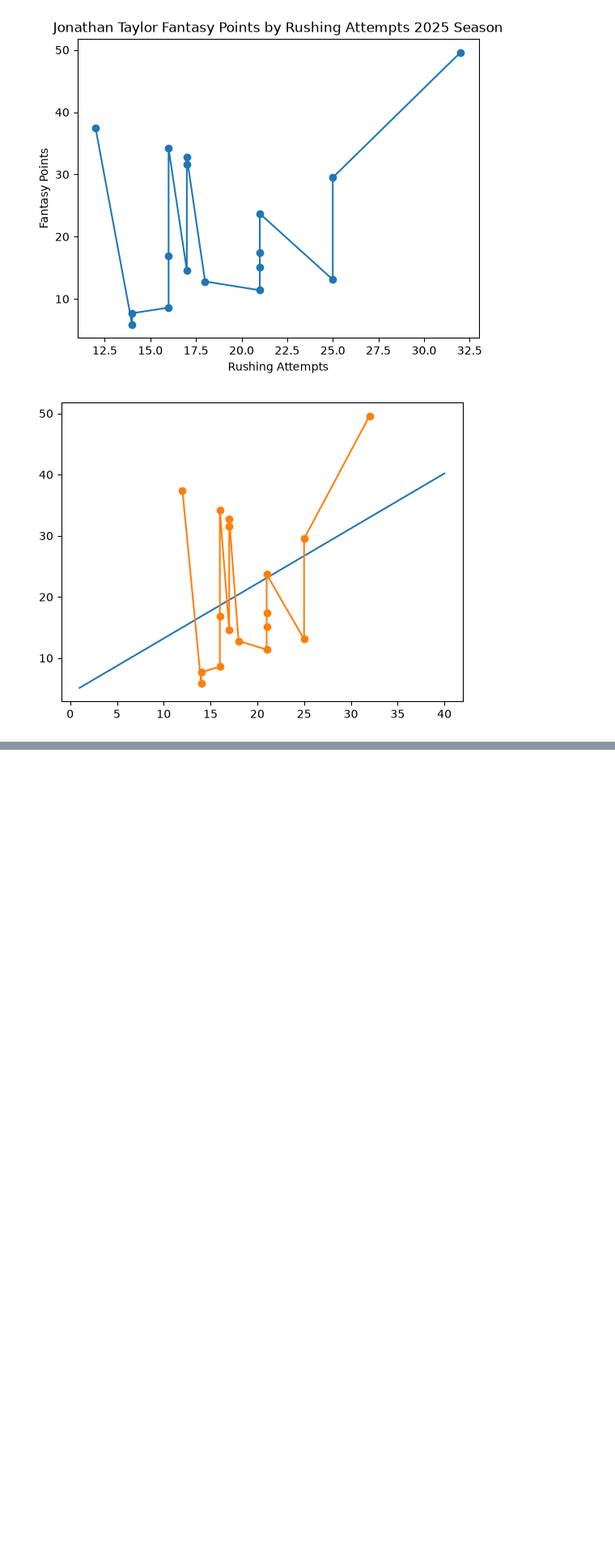
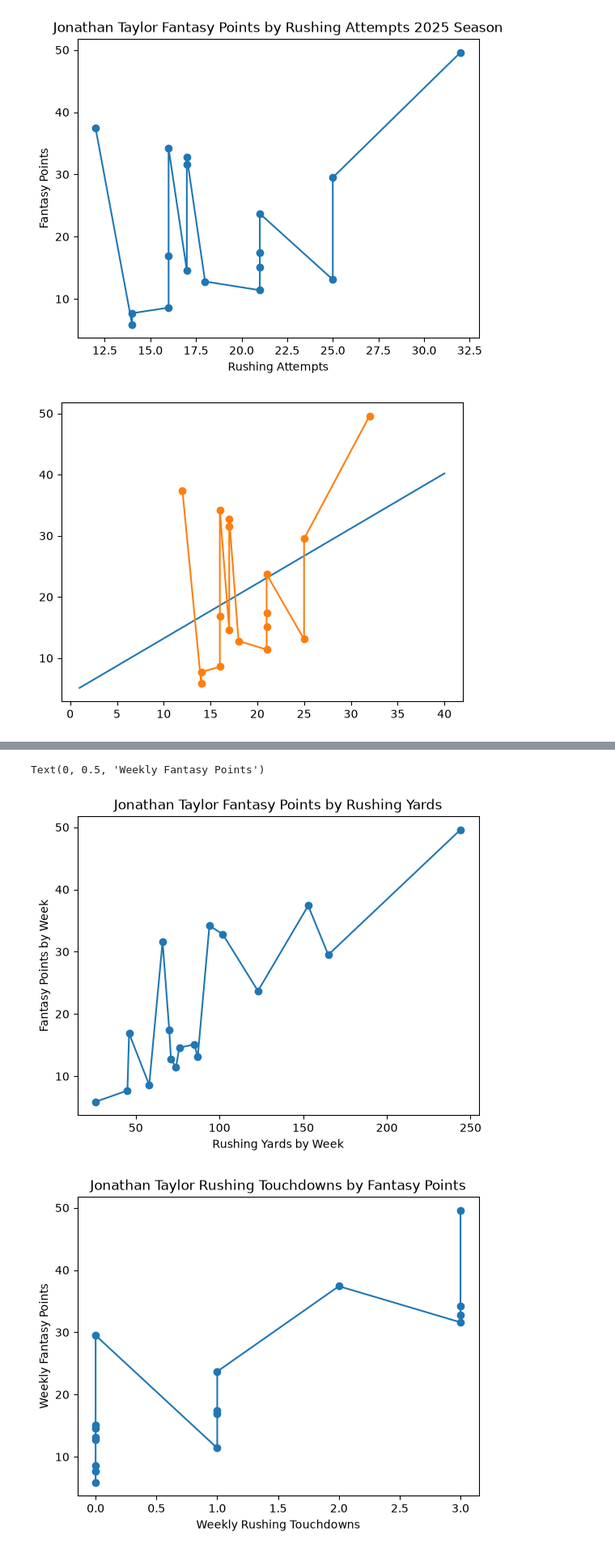
Before and after one commit to shashjoshi/ffplayerpoints, a Jupyter notebook: libtest.ipynb, the cells around one changed output, grey strips where cells are left out. Shown at 81% size. Saved outputs shown, nothing was run; the diff lists cells and outputs as text; code cells hidden in the pictures; blank space fills up the shorter version.

```diff
--- a/libtest.ipynb
+++ b/libtest.ipynb
@@ -104,0 +171,24 @@ plt.show()
+# %%
+#Plot Fantasy Points by each of the new features:
+
+mergeRYFP = list(zip(JTngsRYbyweek, JTpprpoints))
+mergeRYFP = sorted(mergeRYFP)
+ry, fp = zip(*mergeRYFP)
+plt.figure(1)
+plt.plot(ry, fp, marker = "o")
+plt.title("Jonathan Taylor Fantasy Points by Rushing Yards")
+plt.xlabel("Rushing Yards by Week")
+plt.ylabel("Fantasy Points by Week")
+
+mergeRTFP = list(zip(JTngsRTbyweek, JTpprpoints))
+mergeRTFP = sorted(mergeRTFP)
+rt, fp2 = zip(*mergeRTFP)
+plt.figure(2)
+plt.plot(rt, fp2, marker = "o")
+plt.title("Jonathan Taylor Rushing Touchdowns by Fantasy Points")
+plt.xlabel("Weekly Rushing Touchdowns")
+plt.ylabel("Weekly Fantasy Points")
+# %% [output]
+Text(0, 0.5, 'Weekly Fantasy Points')
+[figure, added]
+[figure, added]
```
Also changed, not shown: parts of 10 cells of this notebook.
